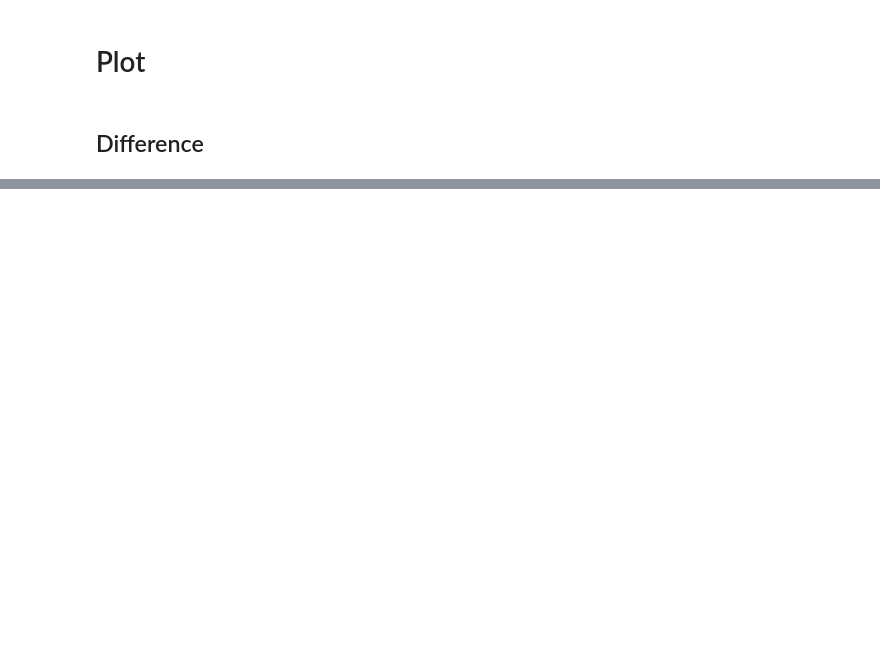
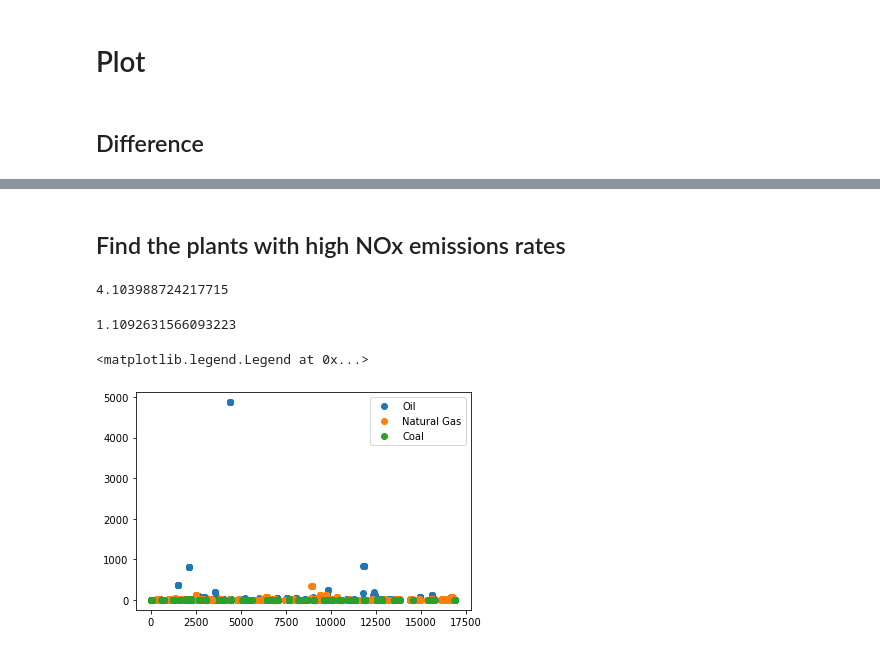
Before and after one commit to lfreese/us-ego, a Jupyter notebook: ego_nonuclear_project/1_emissions_map.ipynb, the cells around one changed output, grey strips where cells are left out. Cells and saved outputs as stored; diff of their text form; code cells hidden in the pictures; blank space fills up the shorter version.

```diff
--- a/ego_nonuclear_project/1_emissions_map.ipynb
+++ b/ego_nonuclear_project/1_emissions_map.ipynb
@@ -177 +406,5 @@ array(['NaturalGas', 'Biomass', 'Hydro', 'Solar', 'Wind'], dtype=object)
+# %%
+df_normal['model_annual_NOx_rate']  = df_normal['total_gen']/3600 * df_normal['PLNOXRTA']
+df_nonuc['model_annual_NOx_rate']  = df_nonuc['total_gen']/3600 * df_nonuc['PLNOXRTA']
+df_nocoal['model_annual_NOx_rate']  = df_nocoal['total_gen']/3600 * df_nocoal['PLNOXRTA']
 # %%
@@ -456,0 +707,2 @@ plt.legend(scatterpoints=1, frameon=True, labelspacing=1, bbox_to_anchor = (1.0,
+# %% [markdown]
+## Find the plants with high NOx emissions rates
@@ -456,0 +713,17 @@ plt.legend(scatterpoints=1, frameon=True, labelspacing=1, bbox_to_anchor = (1.0,
+# %%
+(df_nocoal.loc[df_nocoal['ORISCode'].isin(top_100.index)]['total_gen'].sum()/df_nocoal['total_gen'].sum())*100
+# %% [output]
+4.103988724217715
+# %%
+(df_nonuc.loc[df_nonuc['ORISCode'].isin(top_100.index)]['total_gen'].sum()/df_nonuc['total_gen'].sum())*100
+# %% [output]
+1.1092631566093223
+# %%
+df_normal.loc[(df_normal['FuelType'].isin(['Oil']))]['PLNOXRTA'].plot(marker = 'o', linestyle = 'None', label = 'Oil')
+df_normal.loc[(df_normal['FuelType'].isin(['NaturalGas']))]['PLNOXRTA'].plot(marker = 'o', linestyle = 'None', label = 'Natural Gas')
+df_normal.loc[(df_normal['FuelType'].isin(['Coal']))]['PLNOXRTA'].plot(marker = 'o', linestyle = 'None', label = 'Coal')
+
+plt.legend()
+# %% [output]
+<matplotlib.legend.Legend at 0x...>
+[figure, added]
```
Also changed, not shown: parts of 20 cells of this notebook, 26 other files.
